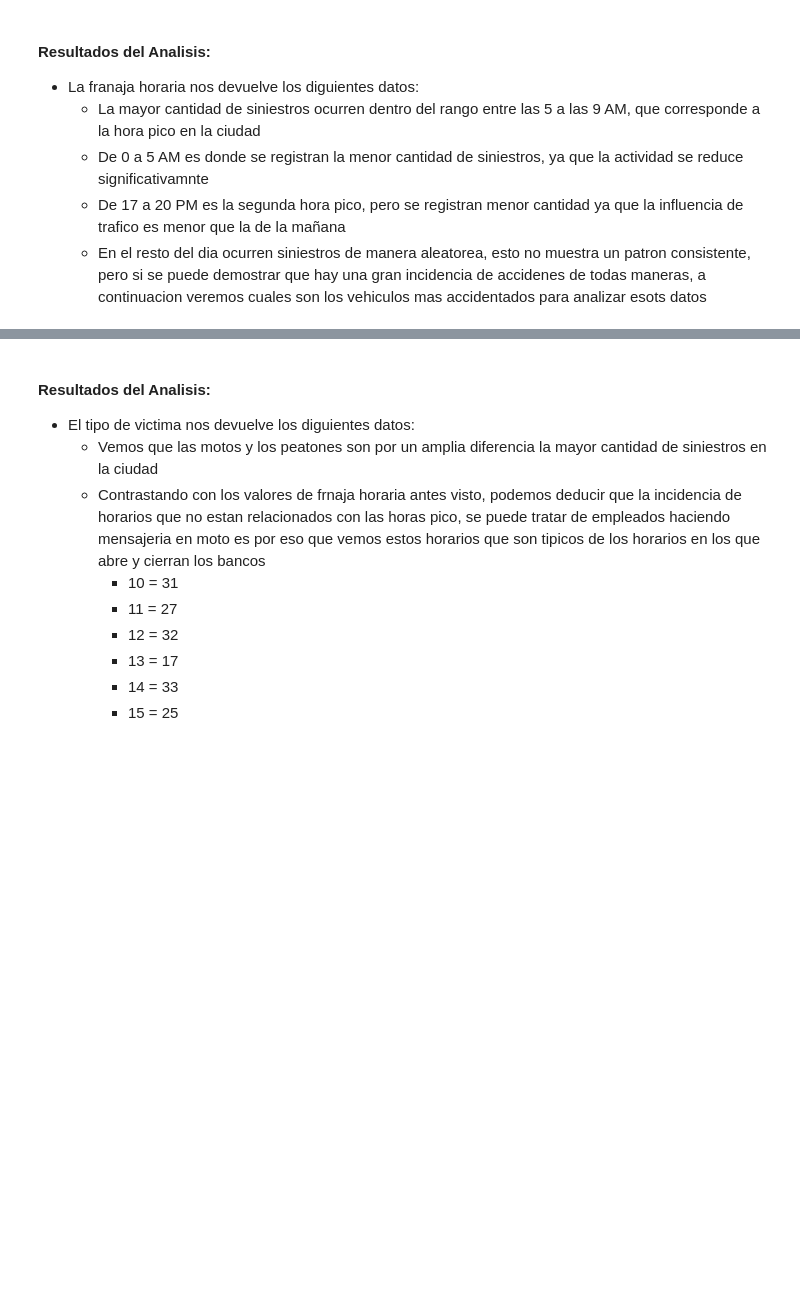
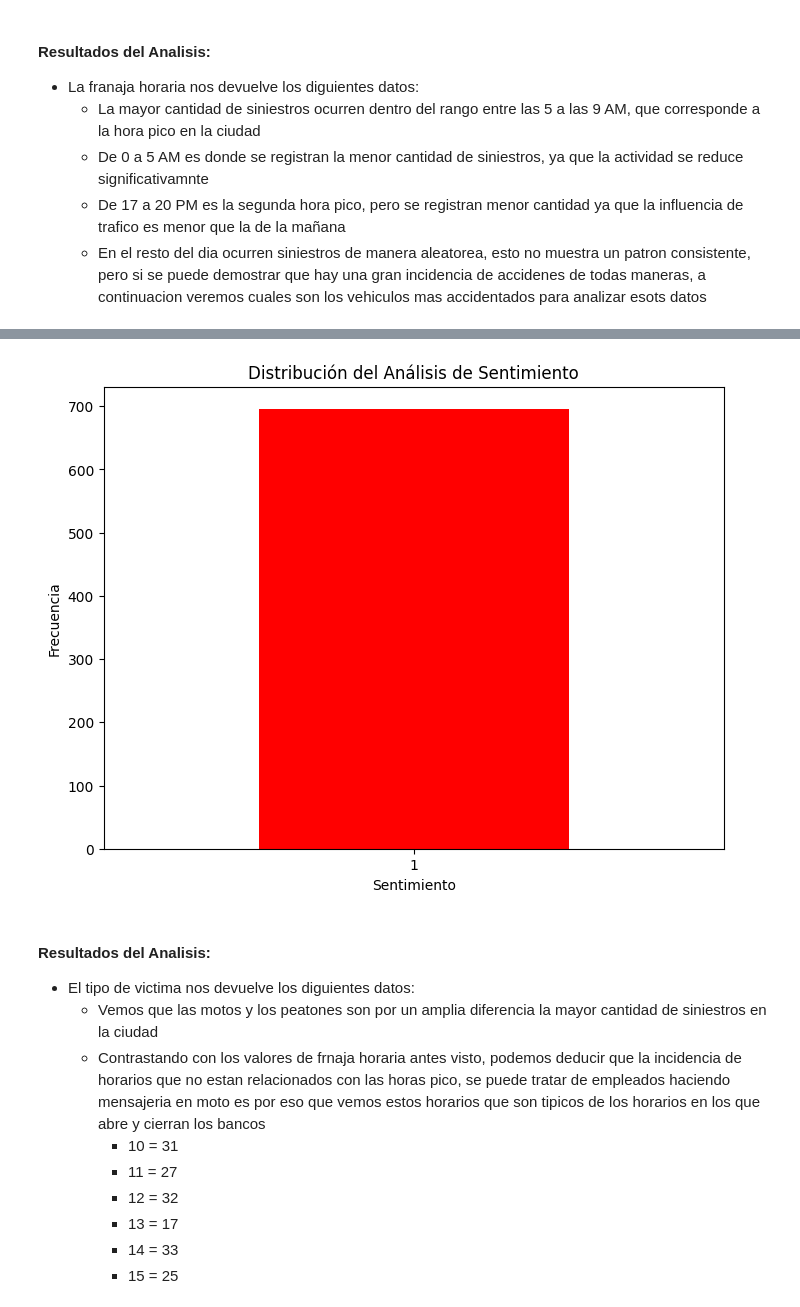
Before and after one commit to marceloyuba/PI_DA, a Jupyter notebook: analisis/EDA.ipynb, the cells around one changed output, grey strips where cells are left out. Cells and saved outputs as stored; diff of their text form; code cells hidden in the pictures; blank space fills up the shorter version.

```diff
--- a/analisis/EDA.ipynb
+++ b/analisis/EDA.ipynb
@@ -288,3 +338,15 @@ print(muertes_victima)
+# %%
+victimas = df_hechos['Victimas'].value_counts()
+
+plt.figure(figsize=(8, 6))
+victimas.plot(kind='bar', color='red')
+plt.title('Distribución del Análisis de Sentimiento')
+plt.xlabel('Sentimiento')
+plt.ylabel('Frecuencia')
+plt.xticks(rotation=0)
+plt.show()
+# %% [output]
+[figure, added]
 # %% [markdown]
 #### Resultados del Analisis:
 * El tipo de victima nos devuelve los diguientes datos:
```
Also changed, not shown: parts of 58 cells of this notebook, 8 other files.
